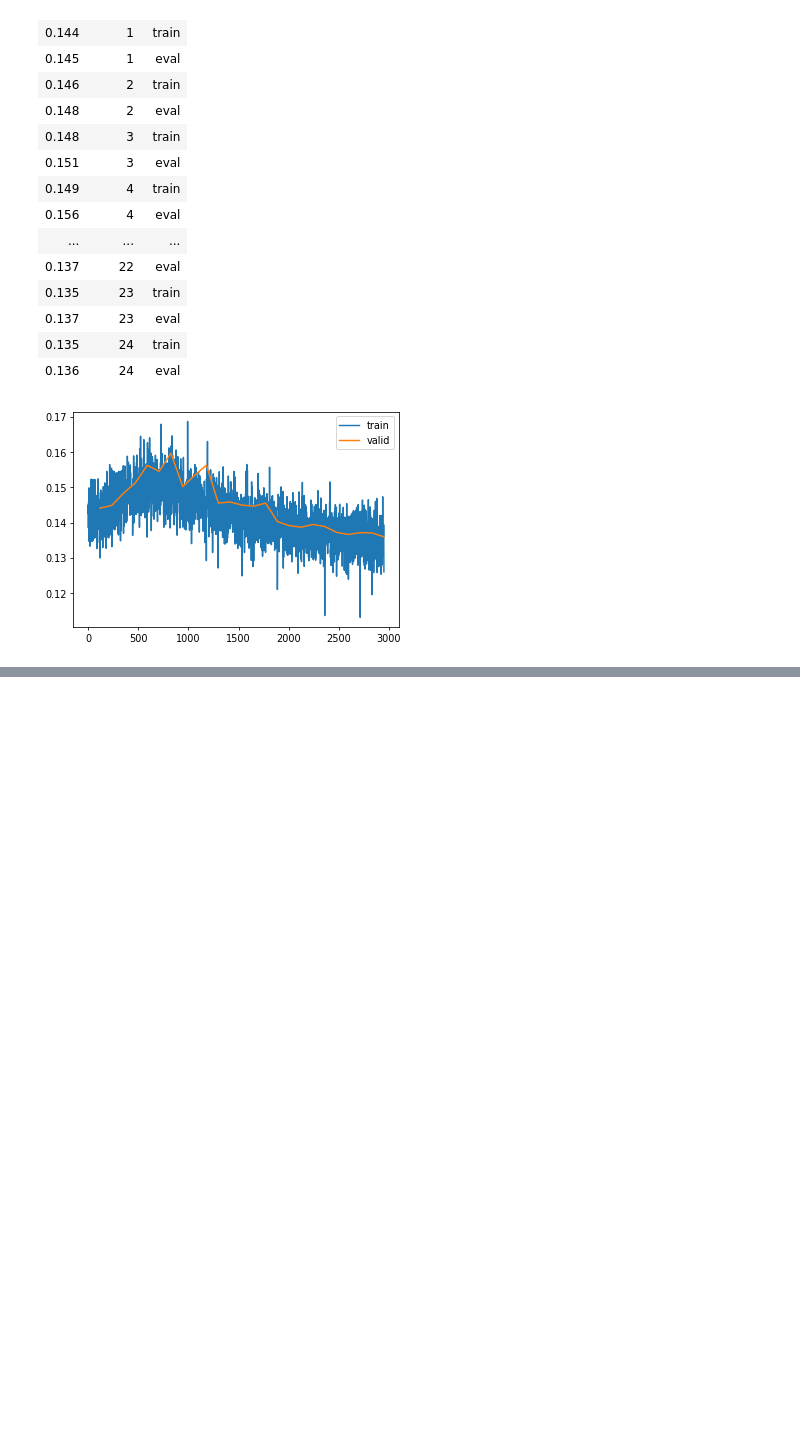
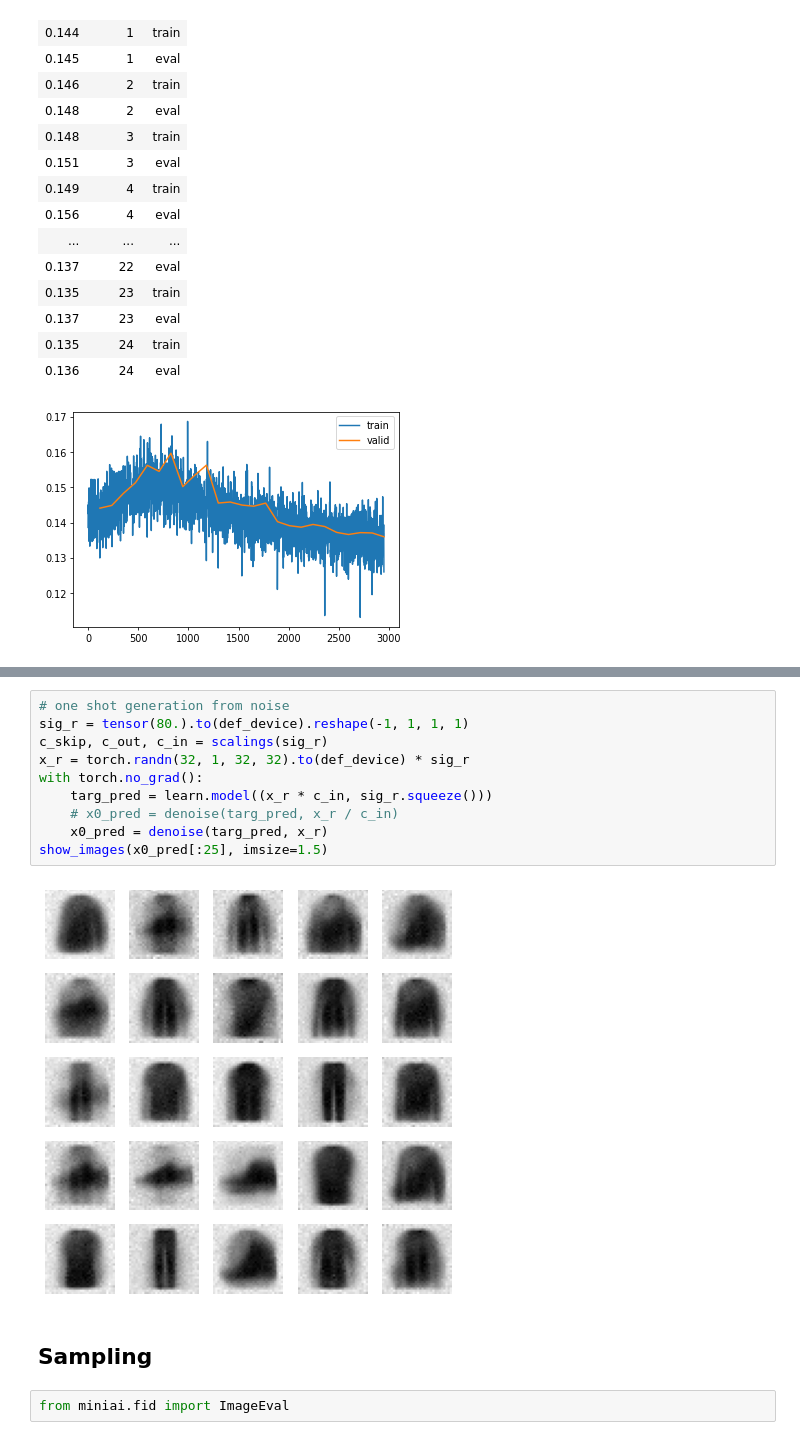
Before and after one commit to teome/diffusion-play, a Jupyter notebook: nbs/23_karras.ipynb, the cells around one changed output, grey strips where cells are left out. Drawn from its saved outputs; the diff is of its cells as text; blank space fills up the shorter version.

```diff
--- a/nbs/23_karras.ipynb
+++ b/nbs/23_karras.ipynb
@@ -191,0 +212,16 @@ torch.save(learn.model, '../models/fashion_karras.pkl')
+# %%
+# one shot generation from noise
+sig_r = tensor(80.).to(def_device).reshape(-1, 1, 1, 1)
+c_skip, c_out, c_in = scalings(sig_r)
+x_r = torch.randn(32, 1, 32, 32).to(def_device) * sig_r
+with torch.no_grad():
+    targ_pred = learn.model((x_r * c_in, sig_r.squeeze()))
+    # x0_pred = denoise(targ_pred, x_r / c_in)
+    x0_pred = denoise(targ_pred, x_r)
+show_images(x0_pred[:25], imsize=1.5)
+# %% [output]
+[figure, added]
+# %% [markdown]
+## Sampling
+# %%
+from miniai.fid import ImageEval
```
Also changed, not shown: parts of 32 cells of this notebook.
